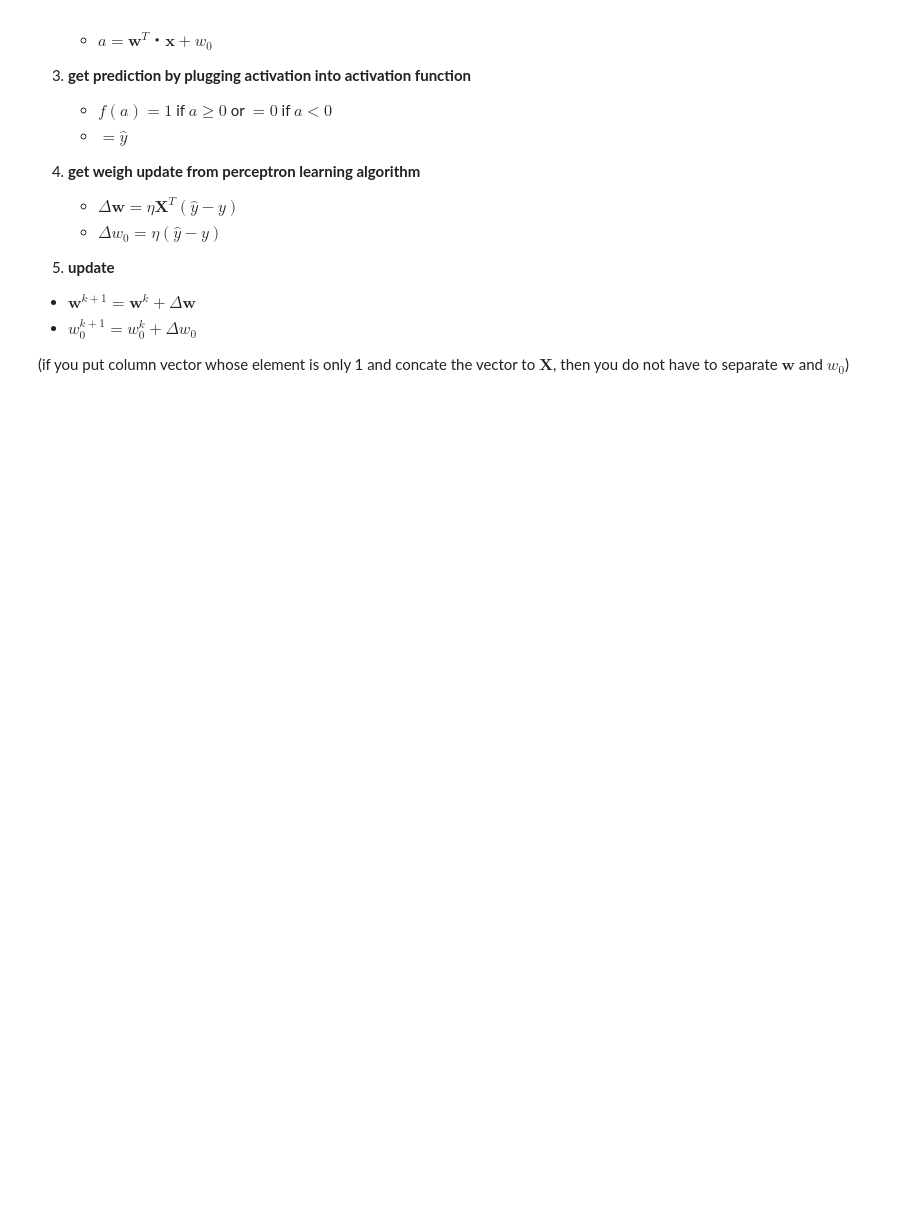
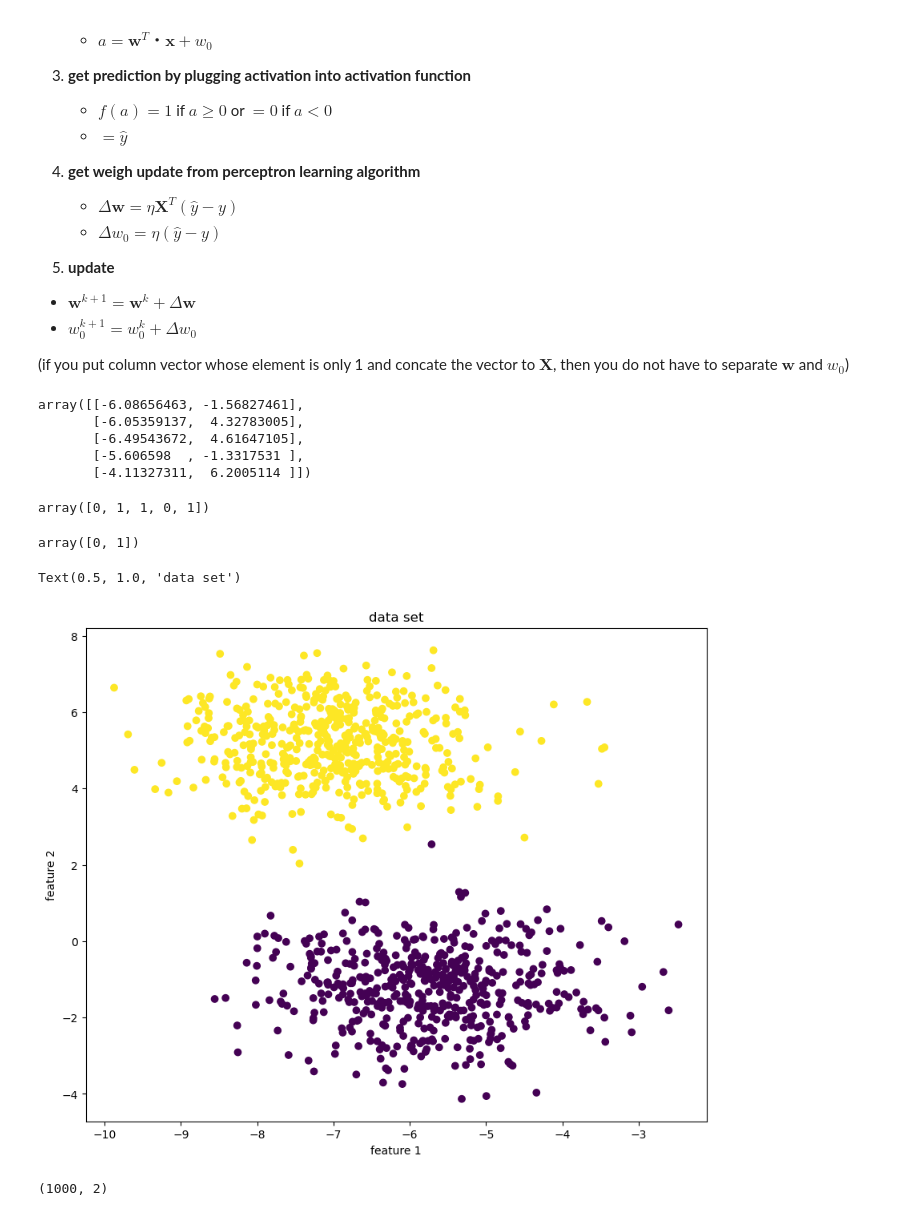
Before and after one commit to mmm145/machinelearning, a Jupyter notebook: supervised/nn/perceptron.ipynb, the cells around one changed output. Cells and saved outputs as stored; diff of their text form; code cells hidden in the pictures; blank space fills up the shorter version.

```diff
--- a/supervised/nn/perceptron.ipynb
+++ b/supervised/nn/perceptron.ipynb
@@ -69,0 +89,19 @@ optimization is done by the most basic method, gradient descent.
+# %%
+x, y = make_blobs(n_samples = 1000, centers = 2)
+# %%
+x[:5,:]
+# %% [output]
+array([[-6.08656463, -1.56827461],
+       [-6.05359137,  4.32783005],
+       [-6.49543672,  4.61647105],
+       [-5.606598  , -1.3317531 ],
+       [-4.11327311,  6.2005114 ]])
+# %%
+y[:5]
+# %% [output]
+array([0, 1, 1, 0, 1])
+# %%
+# the number of unique number and the number of centers are the same.
+np.unique(y)
+# %% [output]
+array([0, 1])
@@ -69,0 +113,13 @@ optimization is done by the most basic method, gradient descent.
+# %%
+fig = plt.figure(figsize = (10,8))
+plt.scatter(x[:,0],x[:,1],c = y)
+plt.xlabel("feature 1")
+plt.ylabel("feature 2")
+plt.title("data set")
+# %% [output]
+Text(0.5, 1.0, 'data set')
+[figure, added]
+# %%
+x.shape
+# %% [output]
+(1000, 2)
```
Also changed, not shown: parts of 21 cells of this notebook, 7 other files.
